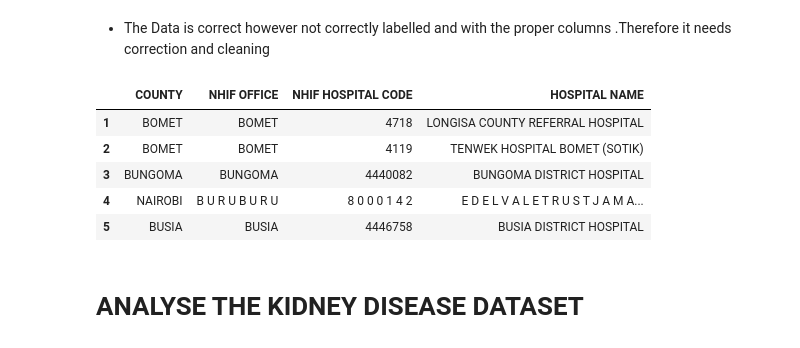
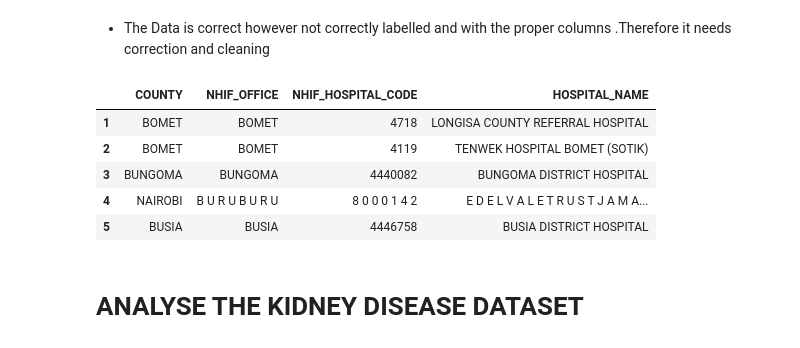
Before and after one commit to Winfry/Hospitali_Rafiki, a Jupyter notebook: KindneyHospital.ipynb, the cells around one changed output. Saved outputs shown, nothing was run; the diff lists cells and outputs as text; code cells hidden in the pictures.

Commit message:
Hospitali_Rafiki

```diff
--- a/KindneyHospital.ipynb
+++ b/KindneyHospital.ipynb
@@ -62,25 +62,25 @@ df.head()
 # %%
 import pandas as pd
 
 # Load your DataFrame (after converting from PDF or reading from CSV)
 df = pd.read_csv("Hospitals.csv")
 
 # Drop rows that contain "COMPREHENSIVE DIALYSIS HOSPITALS" in the first column
 df = df[df['Column_0'] != "COMPREHENSIVE DIALYSIS HOSPITALS"]
 
 # Drop rows where all entries are NaN
 df = df.dropna(how="all")
 
 df.reset_index(drop=True, inplace=True)
 df = df.drop(index=0)
 
 # Rename specific columns
-df = df.rename(columns={"Column_0": "COUNTY", "Column_1": "NHIF OFFICE","Column_2": "NHIF HOSPITAL CODE", "Column_3": "HOSPITAL NAME" })
+df = df.rename(columns={"Column_0": "COUNTY", "Column_1": "NHIF_OFFICE","Column_2": "NHIF_HOSPITAL_CODE", "Column_3": "HOSPITAL_NAME" })
 
 # Display the cleaned DataFrame
 df.head()
 # %% [output]
-|  | COUNTY | NHIF OFFICE | NHIF HOSPITAL CODE | HOSPITAL NAME |
+|  | COUNTY | NHIF_OFFICE | NHIF_HOSPITAL_CODE | HOSPITAL_NAME |
 | 1 | BOMET | BOMET | 4718 | LONGISA COUNTY REFERRAL HOSPITAL |
 | 2 | BOMET | BOMET | 4119 | TENWEK HOSPITAL BOMET (SOTIK) |
 | 3 | BUNGOMA | BUNGOMA | 4440082 | BUNGOMA DISTRICT HOSPITAL |
```
